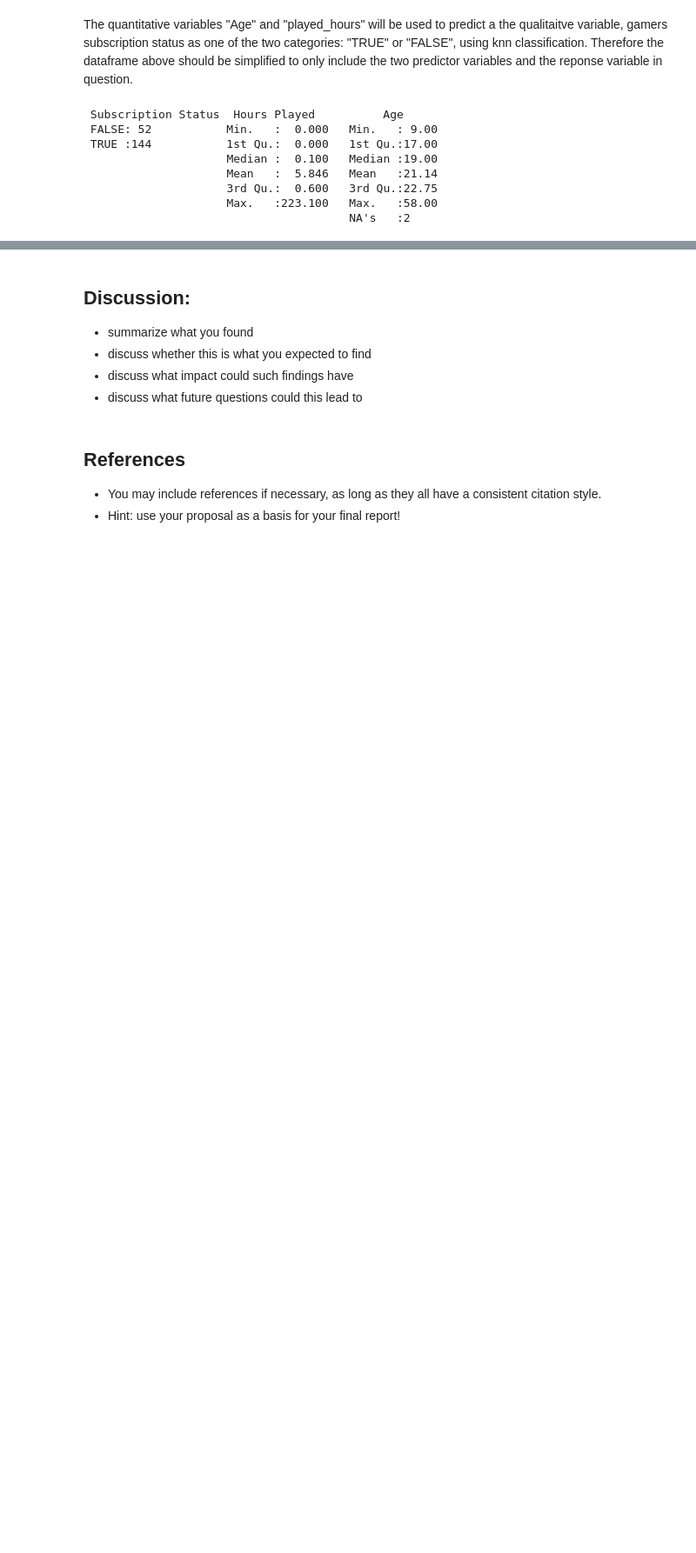
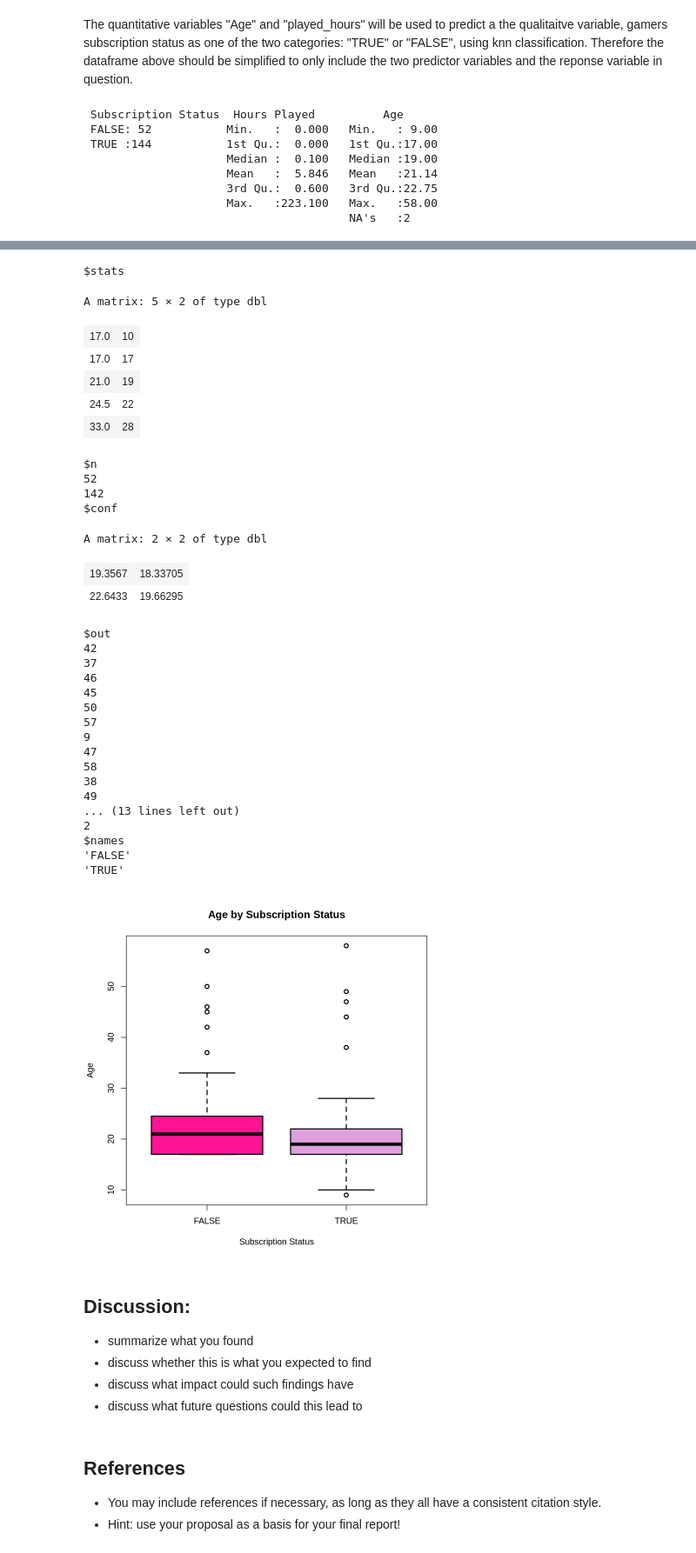
Before and after one commit to ilin27/dsci-100-group-project, a Jupyter notebook: final_project_report_group_7.ipynb, the cells around one changed output, grey strips where cells are left out. Shown: that part at 87% size. Drawn from its saved outputs; the diff is of its cells as text; code cells hidden in the pictures; blank space fills up the shorter version.

```diff
--- a/final_project_report_group_7.ipynb
+++ b/final_project_report_group_7.ipynb
@@ -142,3 +227,47 @@ ERROR: Error in eval(expr, envir, enclos): object 'counts' not found
+# %%
+box_plot_age_sub <- boxplot(
+  players$Age ~ players$`Subscription Status`,
+  main = "Age by Subscription Status",
+  xlab = "Subscription Status",
+  ylab = "Age",
+  col = c("deeppink", "plum"),
+  border = "black",
+  lwd = 2
+)
+box_plot_age_sub
+# %% [output]
+$stats
+A matrix: 5 × 2 of type dbl
+| 17.0 | 10 |
+| 17.0 | 17 |
+| 21.0 | 19 |
+| 24.5 | 22 |
+| 33.0 | 28 |
+$n
+52
+142
+$conf
+A matrix: 2 × 2 of type dbl
+| 19.3567 | 18.33705 |
+| 22.6433 | 19.66295 |
+$out
+42
+37
+46
+45
+50
+57
+9
+47
+58
+38
+49
+... (13 lines left out)
+2
+$names
+'FALSE'
+'TRUE'
+[figure, added]
 # %% [markdown]
 **Discussion:**
 -
```
Also changed, not shown: parts of 6 cells of this notebook.
